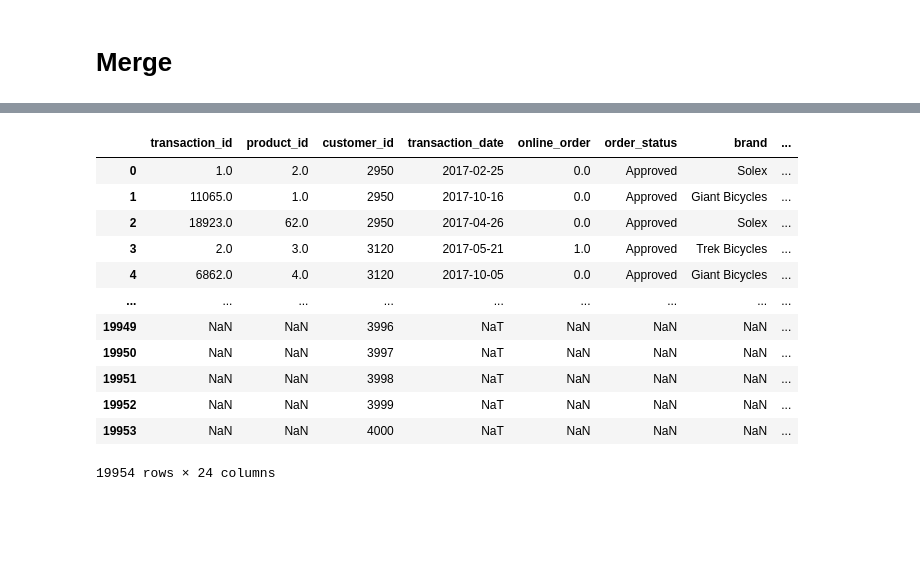
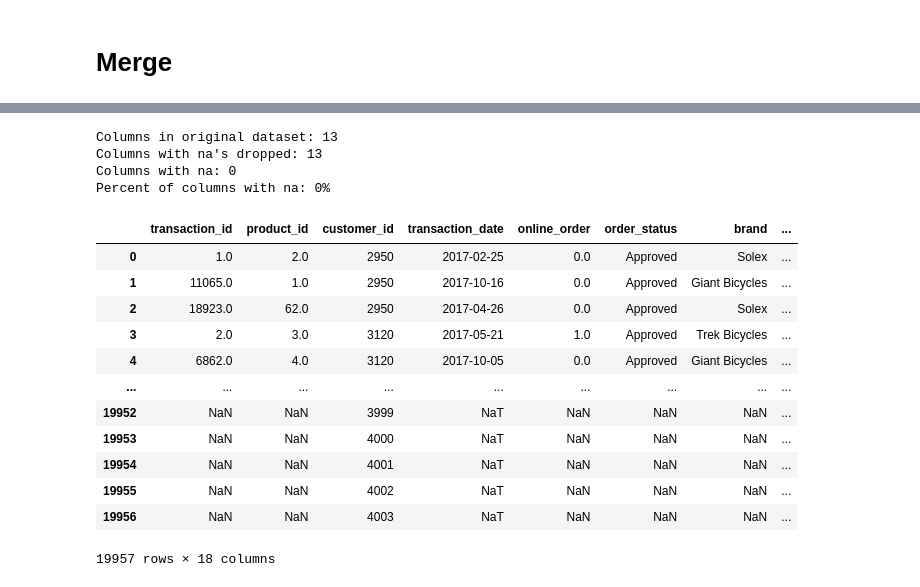
Before and after one commit to kaledinaoksana/KPMG-internship, a Jupyter notebook: KPMG_datacleaning.ipynb, the cells around one changed output, grey strips where cells are left out. Saved outputs shown, nothing was run; the diff lists cells and outputs as text; code cells hidden in the pictures; blank space fills up the shorter version.

Commit message:
merge + cleaning tables

```diff
--- a/KPMG_datacleaning.ipynb
+++ b/KPMG_datacleaning.ipynb
@@ -77,16 +50,24 @@ df_address
+# %%
+
+i.df_info.columns_na(df_transactions)
+# %% [output]
+Columns in original dataset: 13
+Columns with na's dropped: 13
+Columns with na: 0
+Percent of columns with na: 0%
 # %%
-df_transactions.merge(df_demographic, how = 'outer')
+df_transactions.merge(df_address, how = 'outer', on = 'customer_id')
 # %% [output]
 |  | transaction_id | product_id | customer_id | transaction_date | online_order | order_status | brand | ... |
 | 0 | 1.0 | 2.0 | 2950 | 2017-02-25 | 0.0 | Approved | Solex | ... |
 | 1 | 11065.0 | 1.0 | 2950 | 2017-10-16 | 0.0 | Approved | Giant Bicycles | ... |
 | 2 | 18923.0 | 62.0 | 2950 | 2017-04-26 | 0.0 | Approved | Solex | ... |
 | 3 | 2.0 | 3.0 | 3120 | 2017-05-21 | 1.0 | Approved | Trek Bicycles | ... |
 | 4 | 6862.0 | 4.0 | 3120 | 2017-10-05 | 0.0 | Approved | Giant Bicycles | ... |
 | ... | ... | ... | ... | ... | ... | ... | ... | ... |
-| 19949 | NaN | NaN | 3996 | NaT | NaN | NaN | NaN | ... |
-| 19950 | NaN | NaN | 3997 | NaT | NaN | NaN | NaN | ... |
-| 19951 | NaN | NaN | 3998 | NaT | NaN | NaN | NaN | ... |
 | 19952 | NaN | NaN | 3999 | NaT | NaN | NaN | NaN | ... |
 | 19953 | NaN | NaN | 4000 | NaT | NaN | NaN | NaN | ... |
+| 19954 | NaN | NaN | 4001 | NaT | NaN | NaN | NaN | ... |
+| 19955 | NaN | NaN | 4002 | NaT | NaN | NaN | NaN | ... |
+| 19956 | NaN | NaN | 4003 | NaT | NaN | NaN | NaN | ... |
-19954 rows × 24 columns
+19957 rows × 18 columns
```
Also changed, not shown: parts of 17 cells of this notebook, 8 other files.
